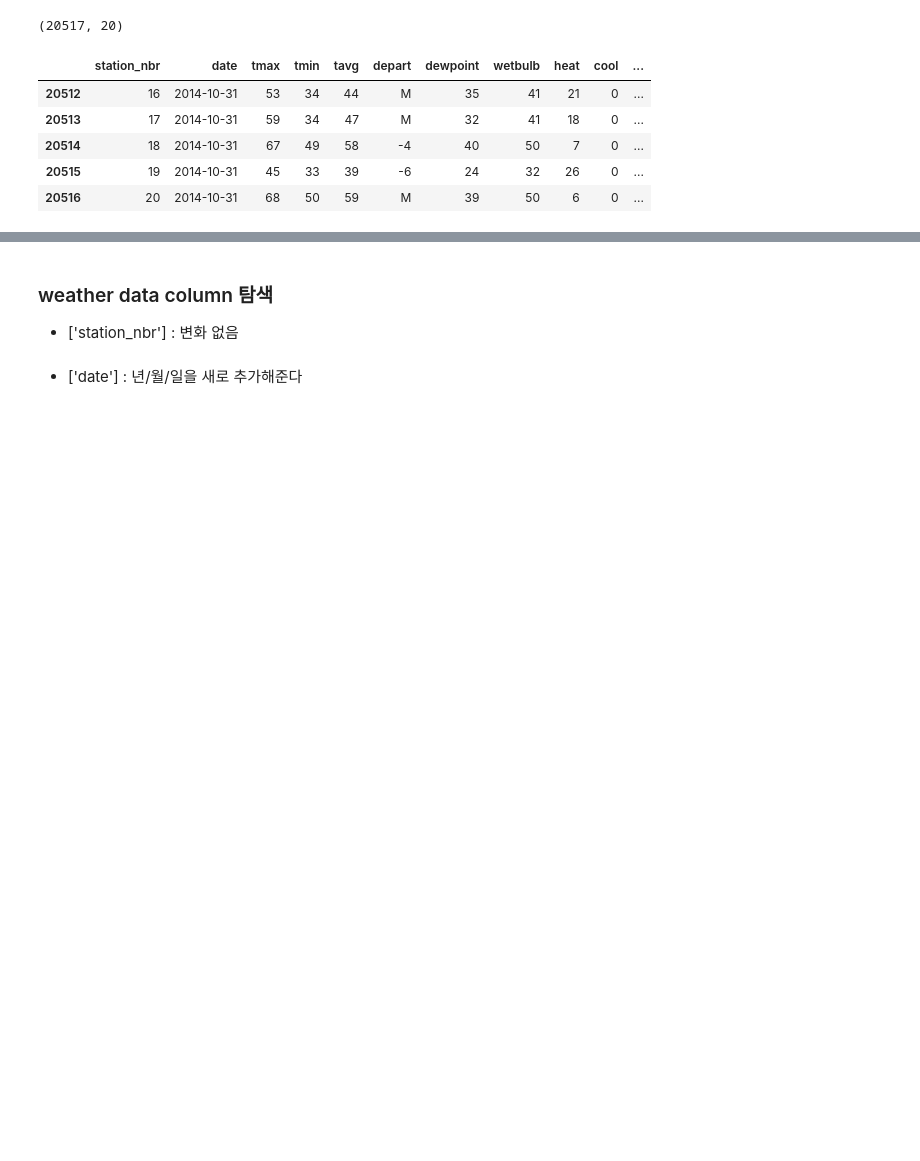
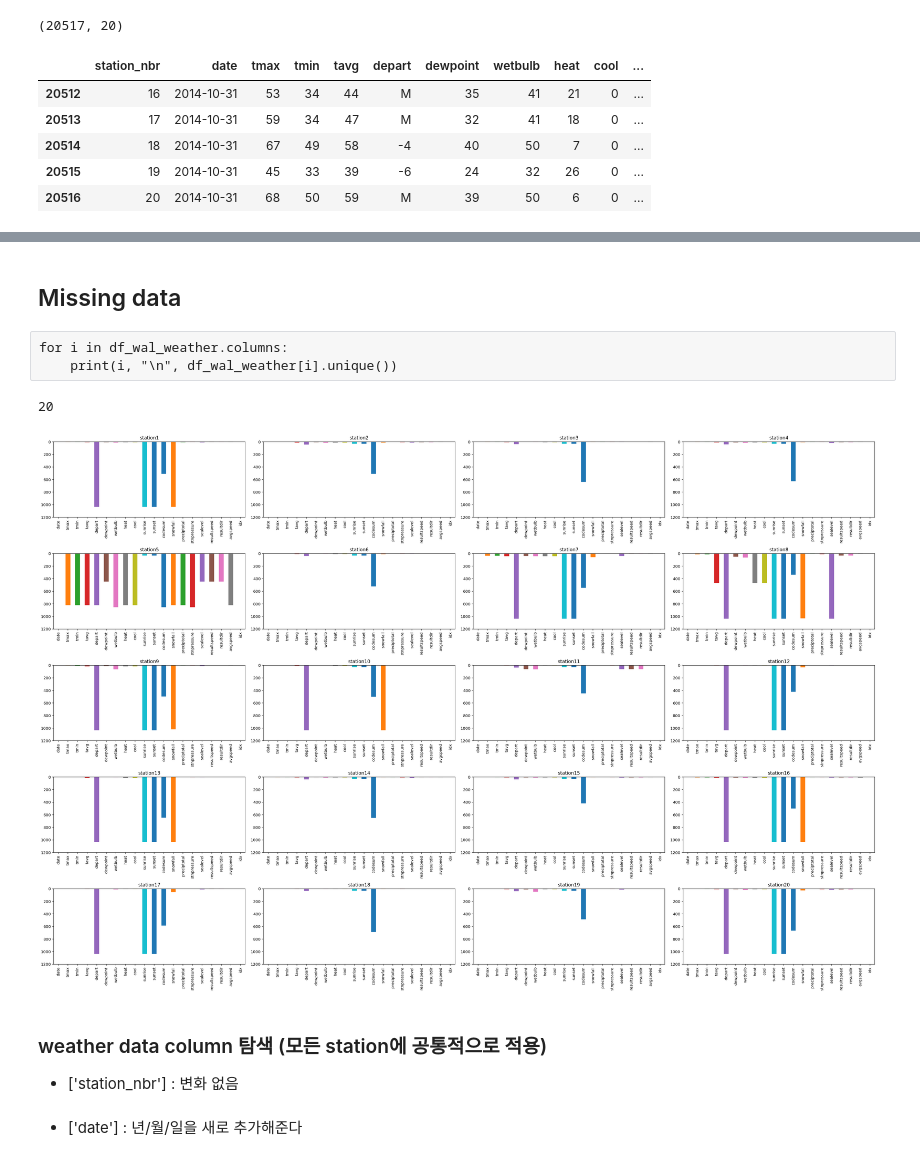
Before and after one commit to j-haaaaan/dss7_regproj1-walmart, a Jupyter notebook: EDA(Preprocessing).ipynb, the cells around one changed output, grey strips where cells are left out. Saved outputs shown, nothing was run; the diff lists cells and outputs as text; code cells hidden in the pictures; blank space fills up the shorter version.

Commit message:
depart missing data processing

```diff
--- a/EDA(Preprocessing).ipynb
+++ b/EDA(Preprocessing).ipynb
@@ -66,0 +72,3 @@ df_wal_weather.tail(5)
+# %%
+df_wal_weather['idx'] = df_wal_weather.index
+df_wal_weather.tail()
@@ -66,0 +309,5 @@ df_wal_weather.tail(5)
+# %% [markdown]
+## Missing data
+# %% [raw]
+for i in df_wal_weather.columns:
+    print(i, "\n", df_wal_weather[i].unique())
@@ -67,5 +323,45 @@ df_wal_weather.tail(5)
+# %%
+li = []
+li.append(df_st1)
+li.append(df_st2)
+li.append(df_st3)
+li.append(df_st4)
+li.append(df_st5)
+li.append(df_st6)
+li.append(df_st7)
+li.append(df_st8)
+li.append(df_st9)
+li.append(df_st10)
+li.append(df_st11)
+li.append(df_st12)
+li.append(df_st13)
+li.append(df_st14)
+li.append(df_st15)
+li.append(df_st16)
+li.append(df_st17)
+li.append(df_st18)
+li.append(df_st19)
+li.append(df_st20)
+# %%
+len(li)
+# %% [output]
+20
+# %%
+fig = plt.figure(figsize=(30,20))
+for i in range(0,20):
+    plt.subplot(5, 4, i+1)
+    plt.title("station" + str(i+1))
+    plt.ylim(1200)
+    missing_data_count = li[i].isnull().sum()
+#     missing_data_count.sort_values(ascending = False, inplace = True)
+#     missing_data_count_filtered = missing_data_count[missing_data_count > 0]
+    missing_data_count.plot(kind = 'bar')
+plt.tight_layout()
+plt.show()
+# %% [output]
+[figure, added]
 # %% [markdown]
-### weather data column 탐색
+### weather data column 탐색 (모든 station에 공통적으로 적용)
 - ['station_nbr'] : 변화 없음
 # %% [markdown]
 - ['date'] : 년/월/일을 새로 추가해준다
```
Also changed, not shown: parts of 29 cells of this notebook.
